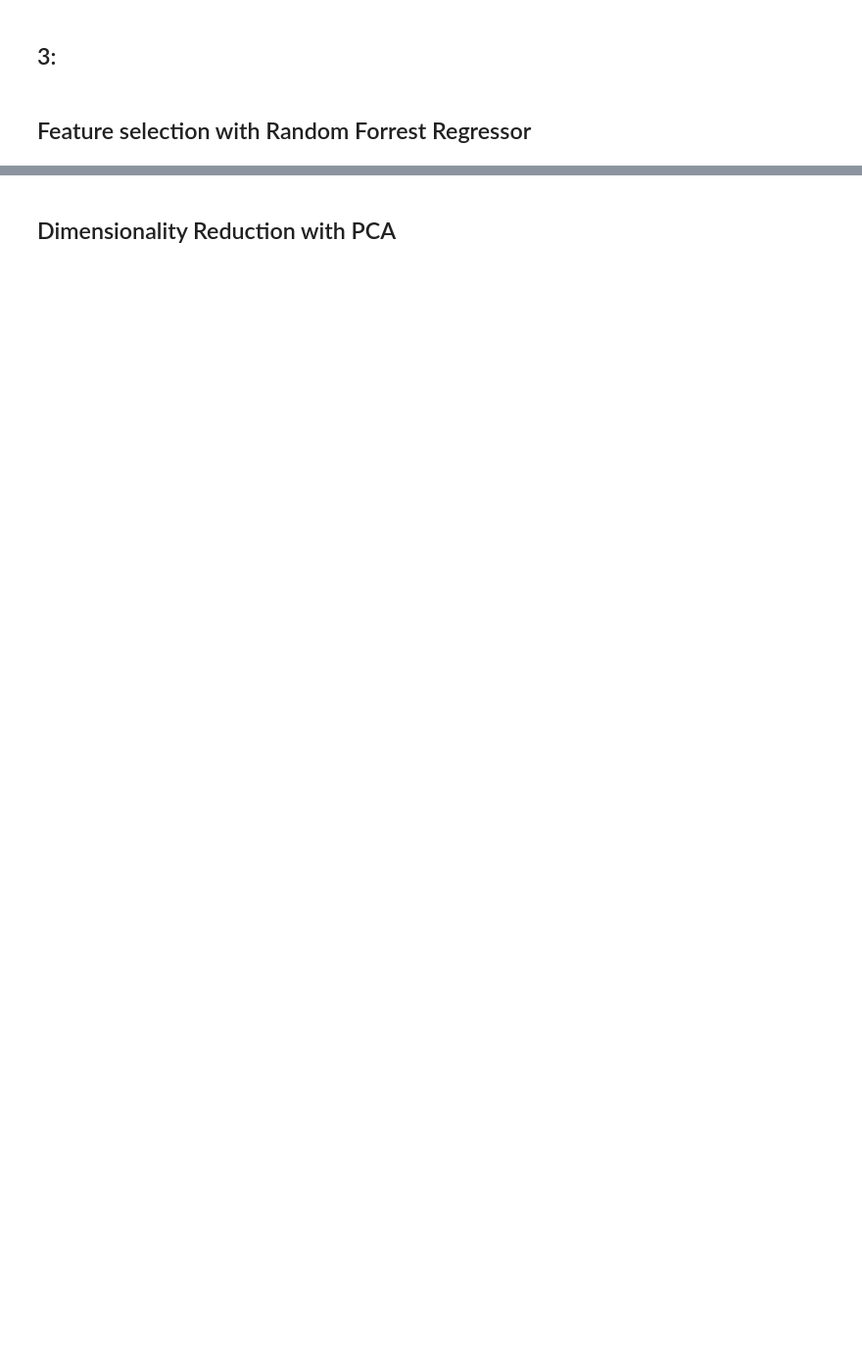
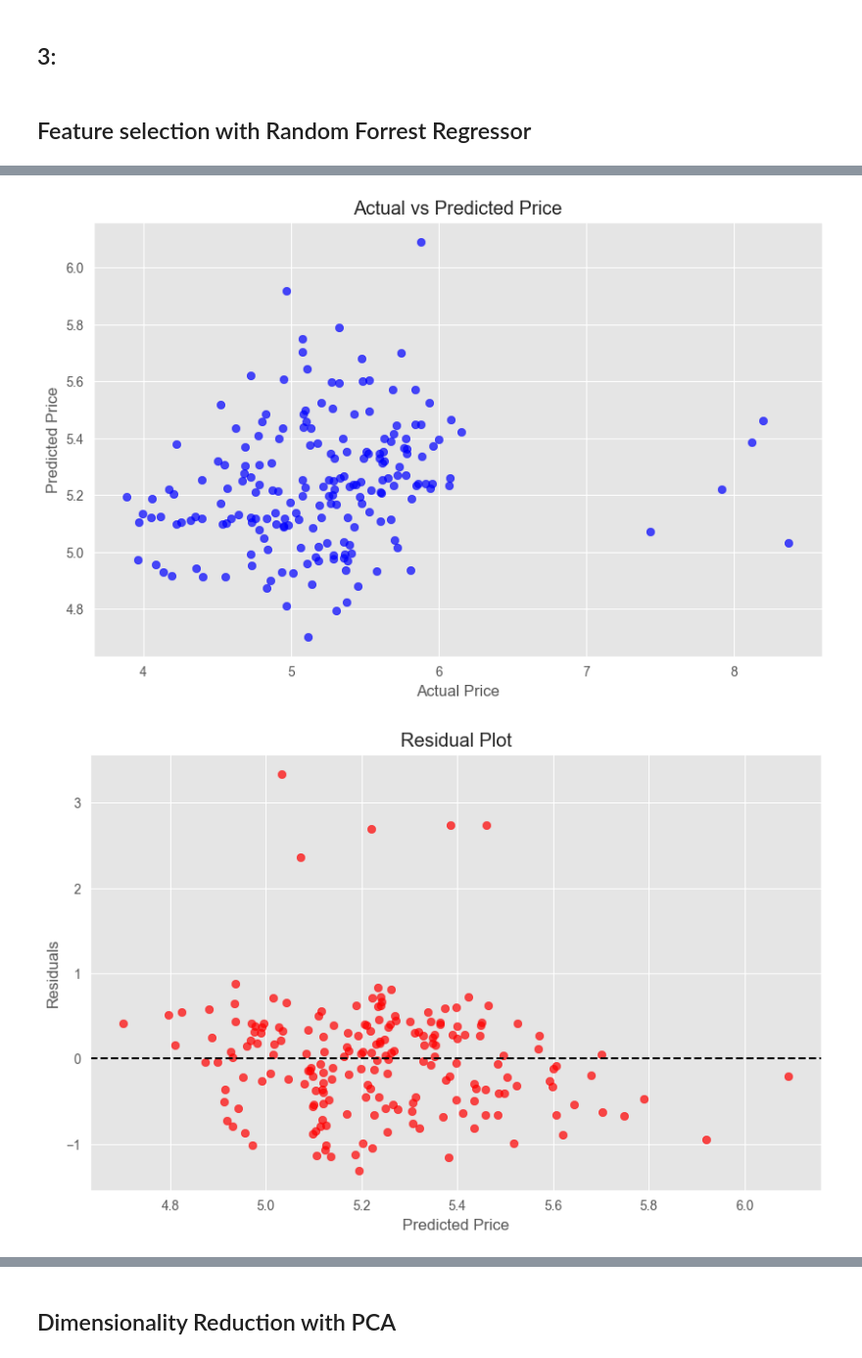
Before and after one commit to NiksSsSsSsSsS/KDDM1, a Jupyter notebook: Group Project, Group 17, EDA & Data Preprocessing.ipynb, the cells around one changed output, grey strips where cells are left out. Shown at 98% size. Cells and saved outputs as stored; diff of their text form; code cells hidden in the pictures; blank space fills up the shorter version.

Commit message:
added Potential Model Section

```diff
--- a/Group Project, Group 17, EDA & Data Preprocessing.ipynb
+++ b/Group Project, Group 17, EDA & Data Preprocessing.ipynb
@@ -662,0 +721,26 @@ plt.show()
+# %%
+X_train, X_test, y_train, y_test = train_test_split(df[features], np.log(df[target]), test_size=0.2, random_state=42)
+# %%
+scaler = StandardScaler()
+
+X_train_scaled = scaler.fit_transform(X_train)
+X_test_scaled = scaler.transform(X_test)
+# %%
+from sklearn.linear_model import LinearRegression
+from sklearn.metrics import mean_squared_error, mean_absolute_error, r2_score
+
+# Initialize the model
+model_lr = LinearRegression()
+
+# Fit the model on the training data
+model_lr.fit(X_train_scaled, y_train)
+
+# Make predictions on the test data
+y_pred = model_lr.predict(X_test_scaled)
+
+# Evaluate the model
+mse = mean_squared_error(y_test, y_pred)
+r2 = r2_score(y_test, y_pred)
+
+print(f"Mean Squared Error: {mse}")
+print(f"R-squared: {r2}")
@@ -662,0 +785,22 @@ plt.show()
+# %%
+plt.figure(figsize=(10, 6))
+plt.scatter(y_test, y_pred, alpha=0.7, color='b')  # alpha helps to show overlapping data points
+plt.xlabel('Actual Price')
+plt.ylabel('Predicted Price')
+plt.title('Actual vs Predicted Price')
+plt.grid(True)
+plt.show()
+
+# Residual plot
+residuals = y_test - y_pred
+plt.figure(figsize=(10, 6))
+plt.scatter(y_pred, residuals, alpha=0.7, color='r')
+plt.axhline(y=0, color='k', linestyle='--')
+plt.xlabel('Predicted Price')
+plt.ylabel('Residuals')
+plt.title('Residual Plot')
+plt.grid(True)
+plt.show()
+# %% [output]
+[figure, added]
+[figure, added]
```
Also changed, not shown: parts of 42 cells of this notebook, 1 other file.
